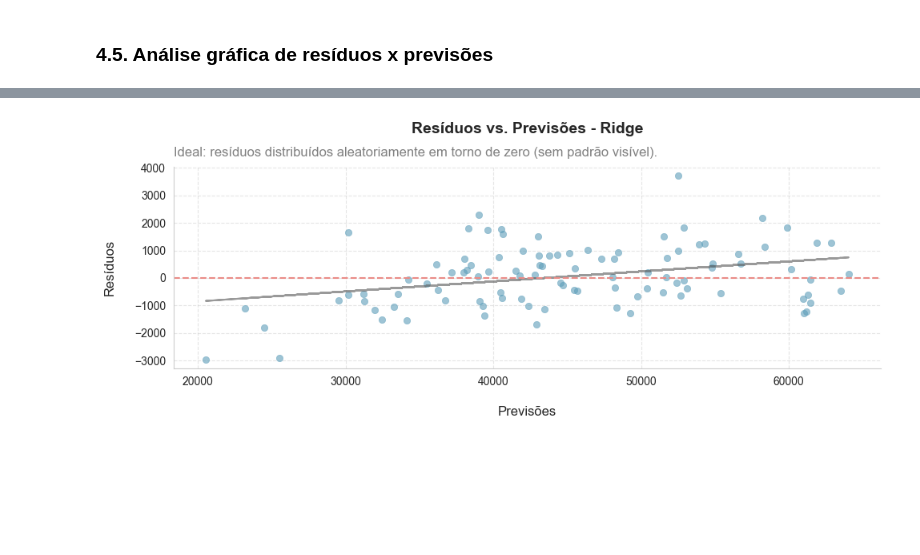
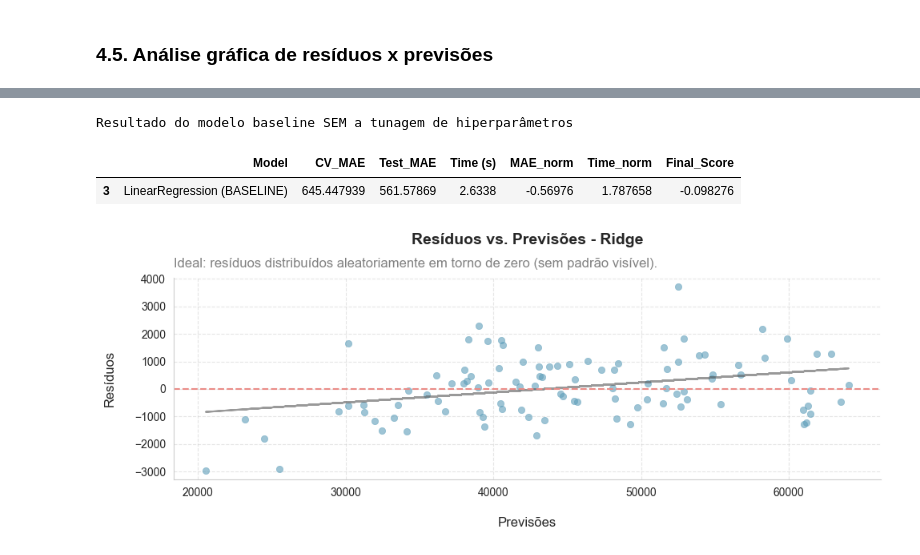
Before and after one commit to emso-exe/Compra_de_carro, a Jupyter notebook: 002_modelagem_preditiva.ipynb, the cells around one changed output, grey strips where cells are left out. Saved outputs shown, nothing was run; the diff lists cells and outputs as text; code cells hidden in the pictures; blank space fills up the shorter version.

Commit message:
feat: no item 4.5 foi inclui os scores do modelo baseline.

```diff
--- a/002_modelagem_preditiva.ipynb
+++ b/002_modelagem_preditiva.ipynb
@@ -1058,3 +1063,15 @@ Resultado dos modelos COM a tunagem de hiperparâmetros
+# %%
+print('\nResultado do modelo baseline SEM a tunagem de hiperparâmetros')
+
+# Filtrando o modelo baseline
+df_baseline = df_ranked_default[df_ranked_default['Model']=='LinearRegression (BASELINE)']
+
+# Colunas recomendadas para análise e gráficos
+df_baseline[['Model','CV_MAE','Test_MAE','Time (s)','MAE_norm','Time_norm','Final_Score']]
+# %% [output]
+Resultado do modelo baseline SEM a tunagem de hiperparâmetros
+|  | Model | CV_MAE | Test_MAE | Time (s) | MAE_norm | Time_norm | Final_Score |
+| 3 | LinearRegression (BASELINE) | 645.447939 | 561.57869 | 2.6338 | -0.56976 | 1.787658 | -0.098276 |
 # %%
 plot_residual_x_forecast(df_ranked_tuned, models, X_train, y_train, X_test, y_test, preprocessor)
 # %% [output]
```
Also changed, not shown: parts of 11 cells of this notebook.
